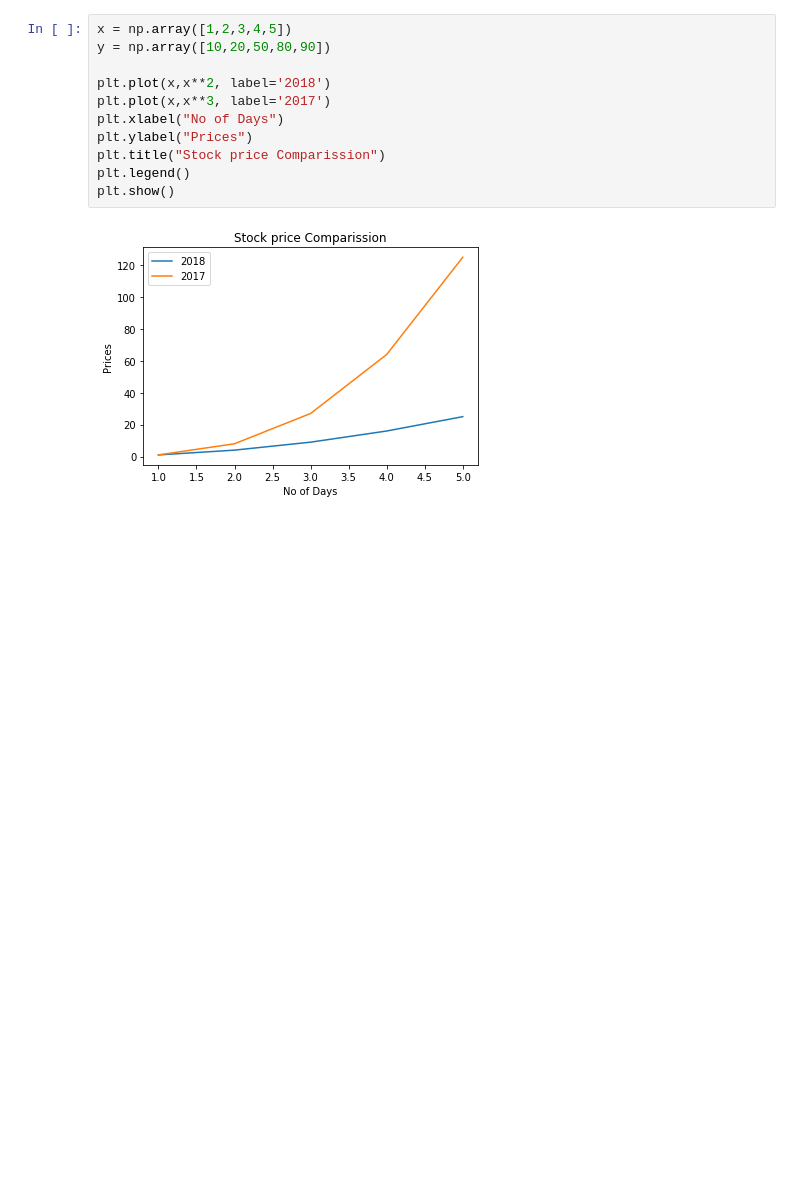
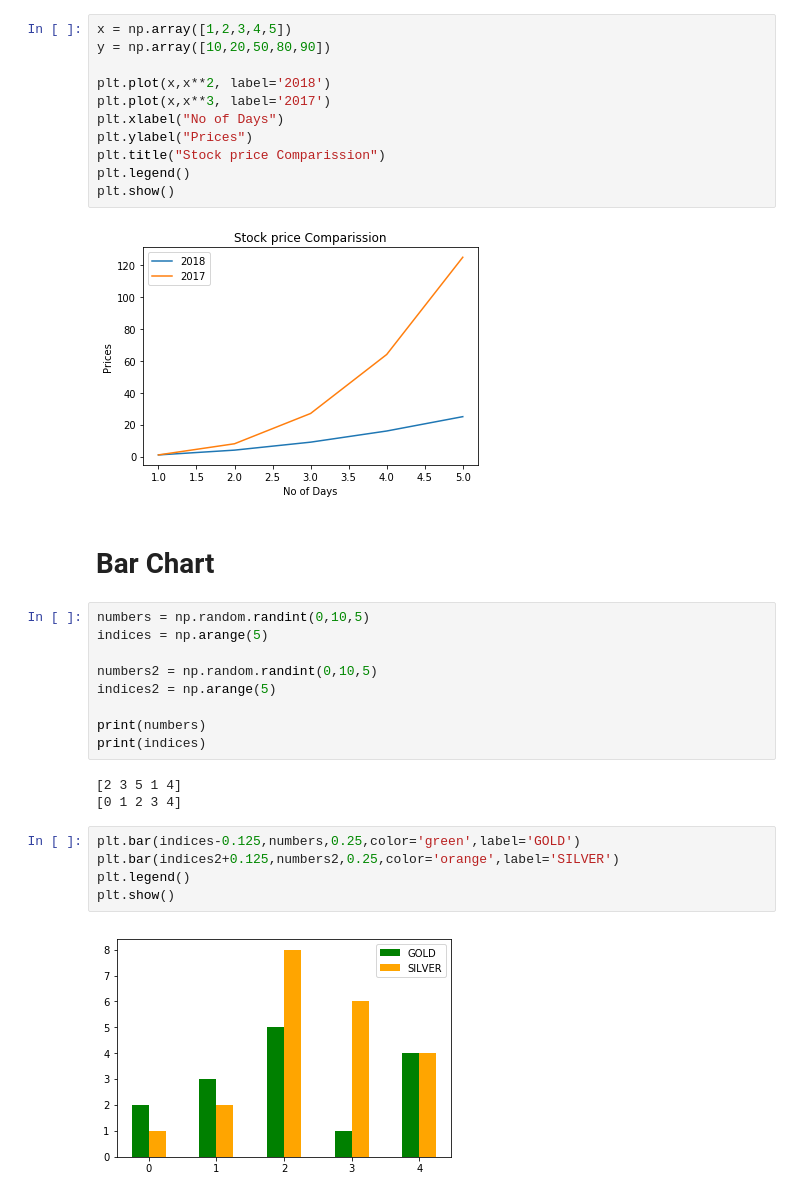
Before and after one commit to tanmayarya/Matplot-Lib-basics, a Jupyter notebook: Matplot Lib Basics.ipynb, the cells around one changed output. Cells and saved outputs as stored; diff of their text form; blank space fills up the shorter version.

Commit message:
Bar Chart, Pie Chart, Histogram and Normal Distribution

```diff
--- a/Matplot Lib Basics.ipynb
+++ b/Matplot Lib Basics.ipynb
@@ -57,3 +57,24 @@ plt.legend()
 plt.show()
 # %% [output]
 [figure]
+# %% [markdown]
+# Bar Chart
+# %%
+numbers = np.random.randint(0,10,5)
+indices = np.arange(5)
+
+numbers2 = np.random.randint(0,10,5)
+indices2 = np.arange(5)
+
+print(numbers)
+print(indices)
+# %% [output]
+[2 3 5 1 4]
+[0 1 2 3 4]
+# %%
+plt.bar(indices-0.125,numbers,0.25,color='green',label='GOLD')
+plt.bar(indices2+0.125,numbers2,0.25,color='orange',label='SILVER')
+plt.legend()
+plt.show()
+# %% [output]
+[figure, added]
```
Also changed, not shown: parts of 8 cells of this notebook.
